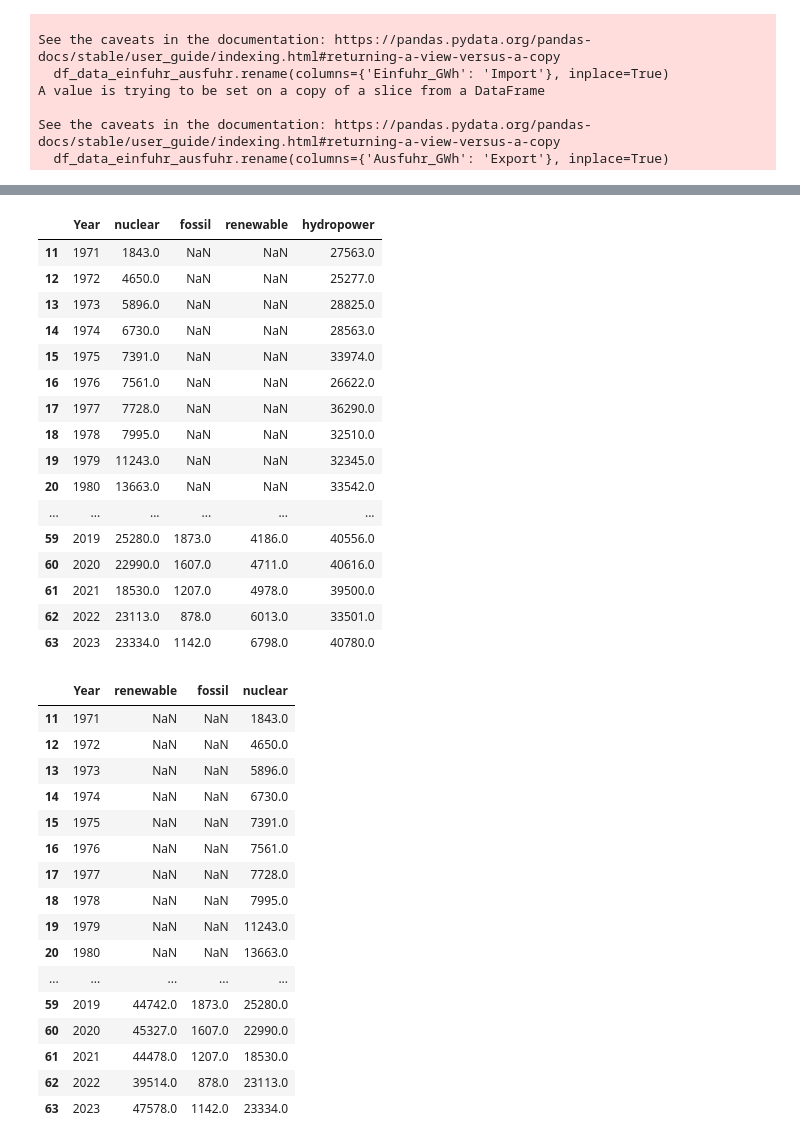
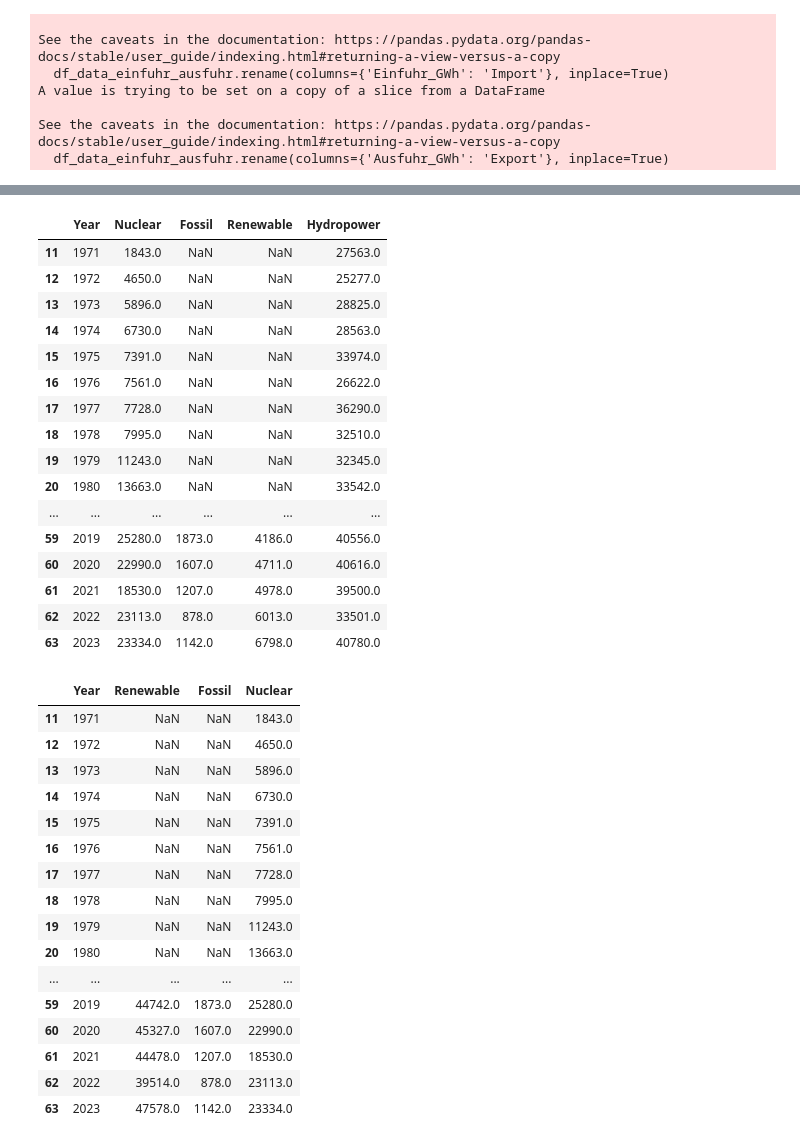
Before and after one commit to dario-baumberger/hslu-dviz-swiss-energy, a Jupyter notebook: python/ogd32_elektrizitaetbilanz_jahreswerte.ipynb, the cells around one changed output, grey strips where cells are left out. Saved outputs shown, nothing was run; the diff lists cells and outputs as text; code cells hidden in the pictures.

```diff
--- a/python/ogd32_elektrizitaetbilanz_jahreswerte.ipynb
+++ b/python/ogd32_elektrizitaetbilanz_jahreswerte.ipynb
@@ -84,16 +84,16 @@ df_data_erzeugung = df_data_erzeugung[df_data['Jahr'] > 1970]
 
 df_data_erzeugung.rename(columns={
     'Jahr': 'Year',
-    'Erzeugung_laufwerk_GWh': 'hydropower (run-of-river)',
-    'Erzeugung_speicherwerk_GWh': 'hydropower (storage)',
-    'Erzeugung_andere_erneuerbare_abfaelle_GWh': 'other (renewable waste)',
-    'Erzeugung_holz_GWh': 'wood',
-    'Erzeugung_biogas_GWh': 'biogas',
-    'Erzeugung_photovoltaik_GWh': 'photovoltaic',
-    'Erzeugung_wind_GWh': 'wind',
-    'Erzeugung_andere_total_GWh': 'other (total)',
-    'Erzeugung_andere_fossil_GWh': 'other (fossil)',
-    'Erzeugung_kernkraftwerk_GWh': 'nuclear power',
+    'Erzeugung_laufwerk_GWh': 'Hydropower (run-of-river)',
+    'Erzeugung_speicherwerk_GWh': 'Hydropower (storage)',
+    'Erzeugung_andere_erneuerbare_abfaelle_GWh': 'Other (renewable waste)',
+    'Erzeugung_holz_GWh': 'Wood',
+    'Erzeugung_biogas_GWh': 'Biogas',
+    'Erzeugung_photovoltaik_GWh': 'Photovoltaic',
+    'Erzeugung_wind_GWh': 'Wind',
+    'Erzeugung_andere_total_GWh': 'Other (total)',
+    'Erzeugung_andere_fossil_GWh': 'Other (fossil)',
+    'Erzeugung_kernkraftwerk_GWh': 'Nuclear power',
 }, inplace=True)
 
 
@@ -131,46 +121,46 @@ with open('../public/data/erzeugung.json', 'w') as json_file:
 # %%
 # Grouping columns
 df_data_erzeugung_grouped = df_data_erzeugung.copy()
 
-df_data_erzeugung_grouped['nuclear'] = df_data_erzeugung_grouped['nuclear power']
-df_data_erzeugung_grouped['fossil'] = df_data_erzeugung_grouped['other (fossil)']
-df_data_erzeugung_grouped['hydropower'] = (
-    df_data_erzeugung_grouped['hydropower (run-of-river)'] +
-    df_data_erzeugung_grouped['hydropower (storage)']
+df_data_erzeugung_grouped['Nuclear'] = df_data_erzeugung_grouped['Nuclear power']
+df_data_erzeugung_grouped['Fossil'] = df_data_erzeugung_grouped['Other (fossil)']
+df_data_erzeugung_grouped['Hydropower'] = (
+    df_data_erzeugung_grouped['Hydropower (run-of-river)'] +
+    df_data_erzeugung_grouped['Hydropower (storage)']
 )
-df_data_erzeugung_grouped['renewable'] = (
-    df_data_erzeugung_grouped['other (renewable waste)'] +
-    df_data_erzeugung_grouped['wood'] +
-    df_data_erzeugung_grouped['biogas'] +
-    df_data_erzeugung_grouped['photovoltaic'] +
-    df_data_erzeugung_grouped['wind']
+df_data_erzeugung_grouped['Renewable'] = (
+    df_data_erzeugung_grouped['Other (renewable waste)'] +
+    df_data_erzeugung_grouped['Wood'] +
+    df_data_erzeugung_grouped['Biogas'] +
+    df_data_erzeugung_grouped['Photovoltaic'] +
+    df_data_erzeugung_grouped['Wind']
 )
 
 # Selecting only the grouped columns and the Year column
-df_data_erzeugung_grouped = df_data_erzeugung_grouped[['Year', 'nuclear', 'fossil', 'renewable', 'hydropower']]
+df_data_erzeugung_grouped = df_data_erzeugung_grouped[['Year', 'Nuclear', 'Fossil', 'Renewable', 'Hydropower']]
 
 display(df_data_erzeugung_grouped)
 
 highcharts_series = []
 
 # Add the years as the first series
 highcharts_series.append({
     'name': 'Year',
     'data': df_data_erzeugung_grouped['Year'].tolist()
 })
 
 # Add the grouped columns
-for column in ['nuclear', 'fossil', 'renewable', 'hydropower']:
+for column in ['Nuclear', 'Fossil', 'Renewable', 'Hydropower']:
     series_data = {
         'name': column,
         'data': df_data_erzeugung_grouped[column].fillna(0).tolist()  # Replace NaN with 0 for Highcharts
     }
     highcharts_series.append(series_data)
 
 with open('../public/data/erzeugung-grouped-1.json', 'w') as json_file:
     json.dump(highcharts_series, json_file, indent=2)
 # %% [output]
-|  | Year | nuclear | fossil | renewable | hydropower |
+|  | Year | Nuclear | Fossil | Renewable | Hydropower |
 | 11 | 1971 | 1843.0 | NaN | NaN | 27563.0 |
 | 12 | 1972 | 4650.0 | NaN | NaN | 25277.0 |
 | 13 | 1973 | 5896.0 | NaN | NaN | 28825.0 |
@@ -189,14 +179,14 @@ with open('../public/data/erzeugung-grouped-1.json', 'w') as json_file:
 | 63 | 2023 | 23334.0 | 1142.0 | 6798.0 | 40780.0 |
 # %%
 # Grouping columns
-df_data_erzeugung_grouped['renewable'] = (
-    df_data_erzeugung_grouped['renewable'] +
-    df_data_erzeugung_grouped['hydropower']
+df_data_erzeugung_grouped['Renewable'] = (
+    df_data_erzeugung_grouped['Renewable'] +
+    df_data_erzeugung_grouped['Hydropower']
 
 )
 
 # Selecting only the grouped columns and the Year column
-df_data_erzeugung_grouped = df_data_erzeugung_grouped[['Year', 'renewable', 'fossil', 'nuclear']]
+df_data_erzeugung_grouped = df_data_erzeugung_grouped[['Year', 'Renewable', 'Fossil', 'Nuclear']]
 
 display(df_data_erzeugung_grouped)
 
@@ -209,7 +199,7 @@ highcharts_series.append({
 })
 
 # Add the grouped columns
-for column in ['renewable', 'fossil', 'nuclear',]:
+for column in ['Renewable', 'Fossil', 'Nuclear',]:
     series_data = {
         'name': column,
         'data': df_data_erzeugung_grouped[column].fillna(0).tolist()  # Replace NaN with 0 for Highcharts
@@ -219,7 +209,7 @@ for column in ['renewable', 'fossil', 'nuclear',]:
 with open('../public/data/erzeugung-grouped-2.json', 'w') as json_file:
     json.dump(highcharts_series, json_file, indent=2)
 # %% [output]
-|  | Year | renewable | fossil | nuclear |
+|  | Year | Renewable | Fossil | Nuclear |
 | 11 | 1971 | NaN | NaN | 1843.0 |
 | 12 | 1972 | NaN | NaN | 4650.0 |
 | 13 | 1973 | NaN | NaN | 5896.0 |
```
Also changed, not shown: parts of 2 cells of this notebook, 3 other files.
